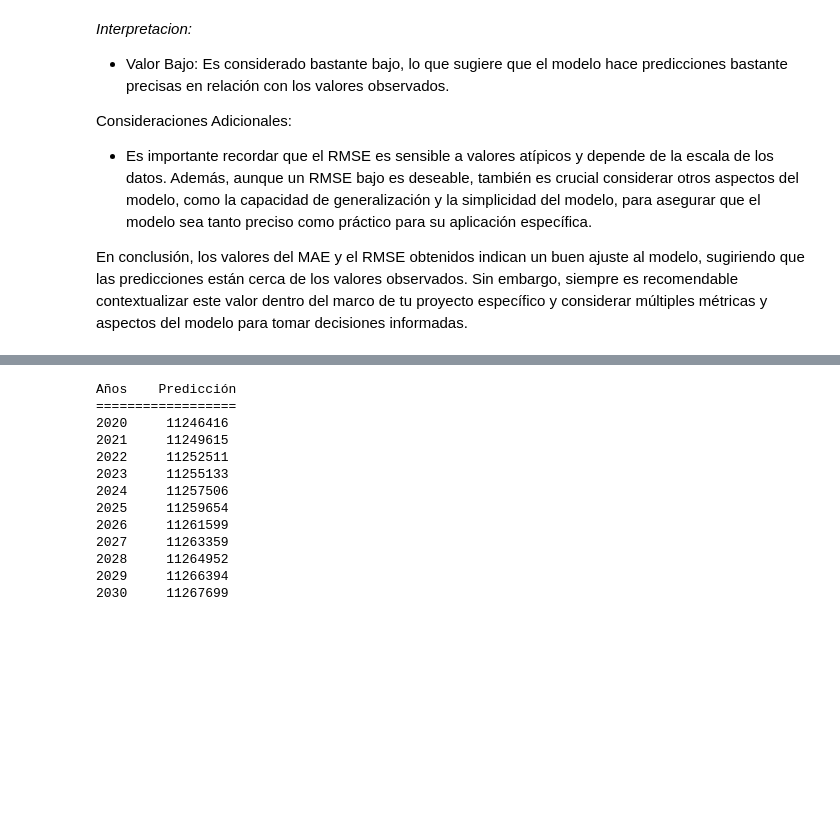
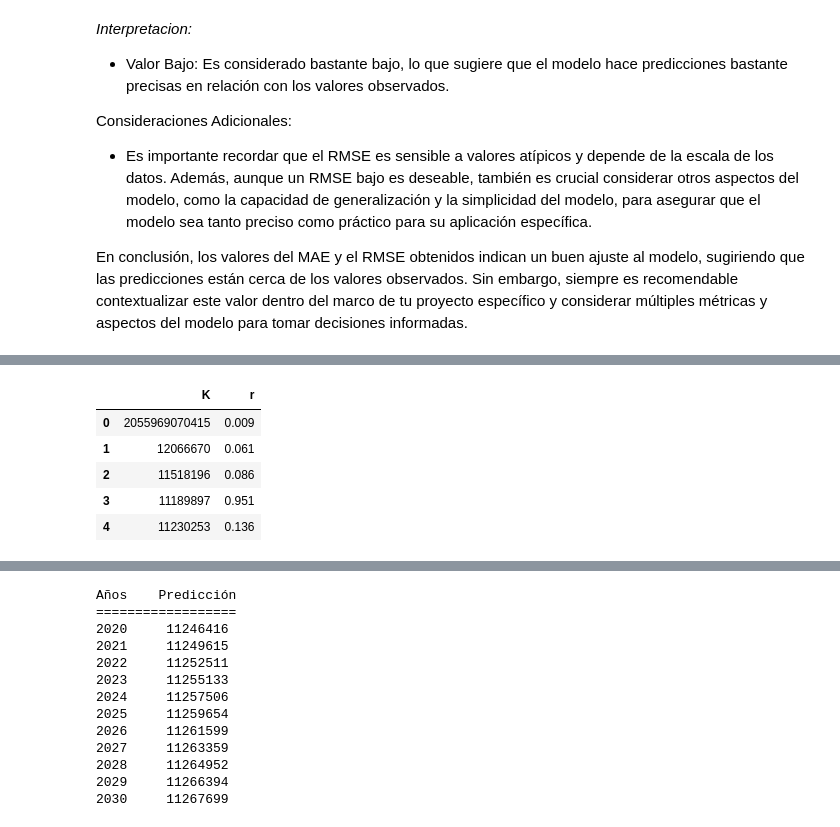
Before and after one commit to LFrench03/Modelo-de-Crecimiento-Poblacional, a Jupyter notebook: modelo.ipynb, the cells around one changed output, grey strips where cells are left out. Cells and saved outputs as stored; diff of their text form; code cells hidden in the pictures; blank space fills up the shorter version.

```diff
--- a/modelo.ipynb
+++ b/modelo.ipynb
@@ -187,0 +234,9 @@ En conclusión, los valores del MAE y el RMSE obtenidos indican un buen ajuste a
+# %%
+df_8.head(5)
+# %% [output]
+|  | K | r |
+| 0 | 2055969070415 | 0.009 |
+| 1 | 12066670 | 0.061 |
+| 2 | 11518196 | 0.086 |
+| 3 | 11189897 | 0.951 |
+| 4 | 11230253 | 0.136 |
```
Also changed, not shown: parts of 18 cells of this notebook.
